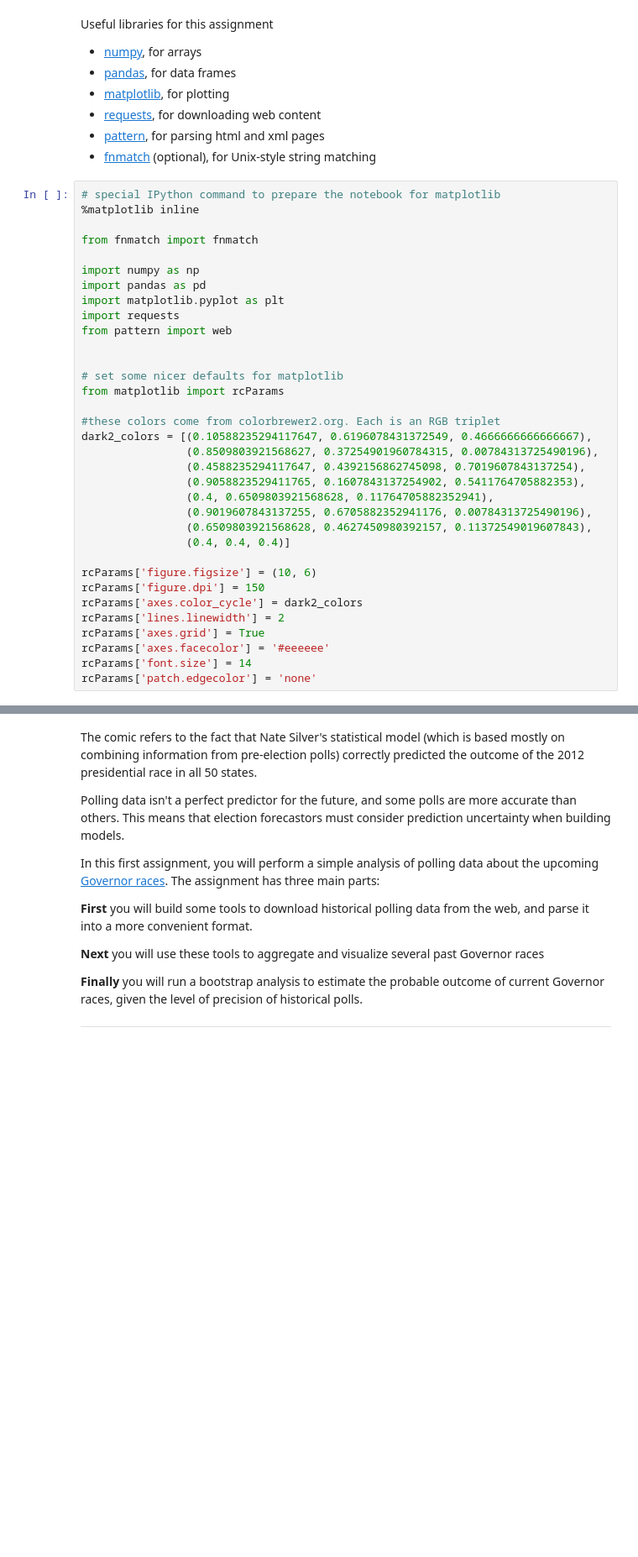
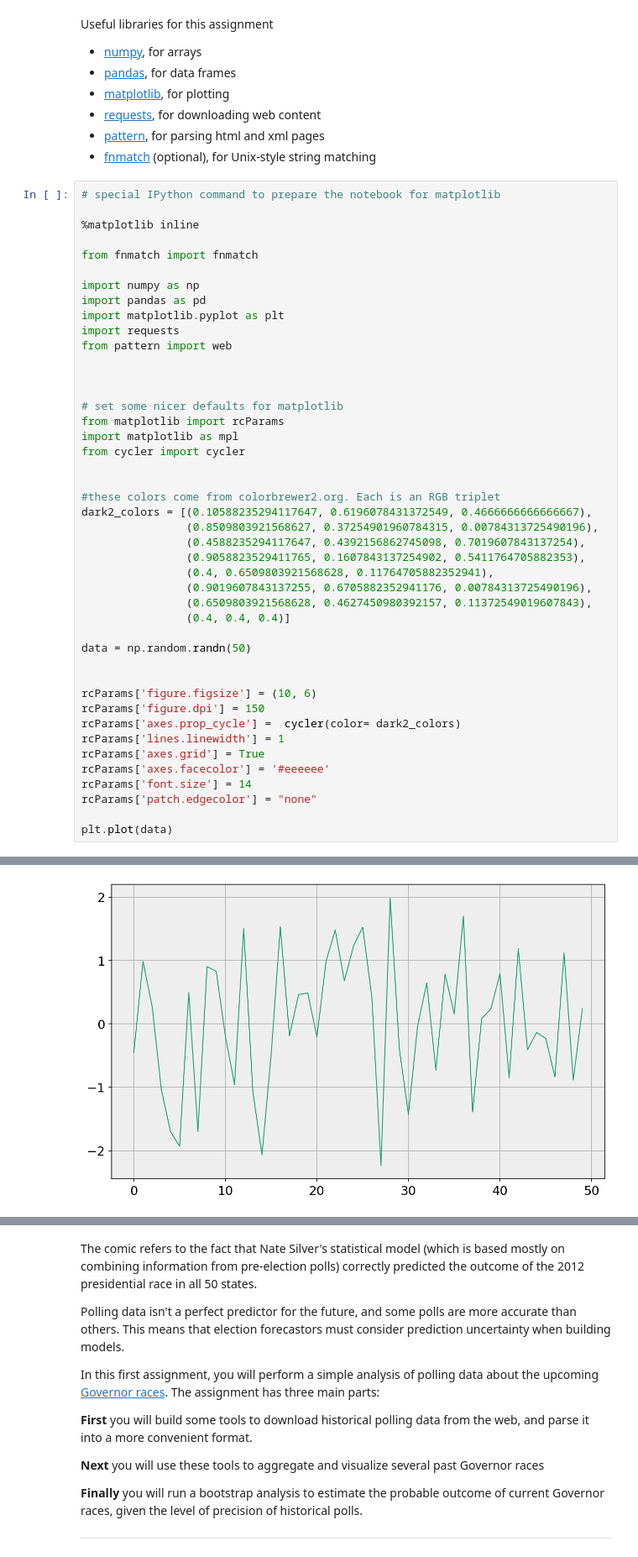
Before and after one commit to santiagoa88g/CS1092015, a Jupyter notebook: HW1.ipynb, the cells around one changed output, grey strips where cells are left out. Shown at 84% size. Drawn from its saved outputs; the diff is of its cells as text; blank space fills up the shorter version.

Commit message:
HW1
Graphs!

```diff
--- a/HW1.ipynb
+++ b/HW1.ipynb
@@ -17,6 +17,7 @@ Useful libraries for this assignment
 * [fnmatch](http://docs.python.org/2/library/fnmatch.html) (optional), for Unix-style string matching
 # %%
 # special IPython command to prepare the notebook for matplotlib
+
 %matplotlib inline
 
 from fnmatch import fnmatch
@@ -28,8 +29,12 @@ import requests
 from pattern import web
 
 
+
 # set some nicer defaults for matplotlib
 from matplotlib import rcParams
+import matplotlib as mpl
+from cycler import cycler
+
 
 #these colors come from colorbrewer2.org. Each is an RGB triplet
 dark2_colors = [(0.10588235294117647, 0.6196078431372549, 0.4666666666666667),
@@ -41,12 +46,17 @@ dark2_colors = [(0.10588235294117647, 0.6196078431372549, 0.4666666666666667),
                 (0.6509803921568628, 0.4627450980392157, 0.11372549019607843),
                 (0.4, 0.4, 0.4)]
 
+data = np.random.randn(50)
+
+
 rcParams['figure.figsize'] = (10, 6)
 rcParams['figure.dpi'] = 150
-rcParams['axes.color_cycle'] = dark2_colors
-rcParams['lines.linewidth'] = 2
+rcParams['axes.prop_cycle'] =  cycler(color= dark2_colors)
+rcParams['lines.linewidth'] = 1
 rcParams['axes.grid'] = True
 rcParams['axes.facecolor'] = '#eeeeee'
 rcParams['font.size'] = 14
-rcParams['patch.edgecolor'] = 'none'
+rcParams['patch.edgecolor'] = "none"
+
+plt.plot(data)
 # %% [output]
@@ -53,0 +64 @@ ModuleNotFoundError: No module named 'pattern'
+[figure, added]
```
Also changed, not shown: parts of 3 cells of this notebook.
